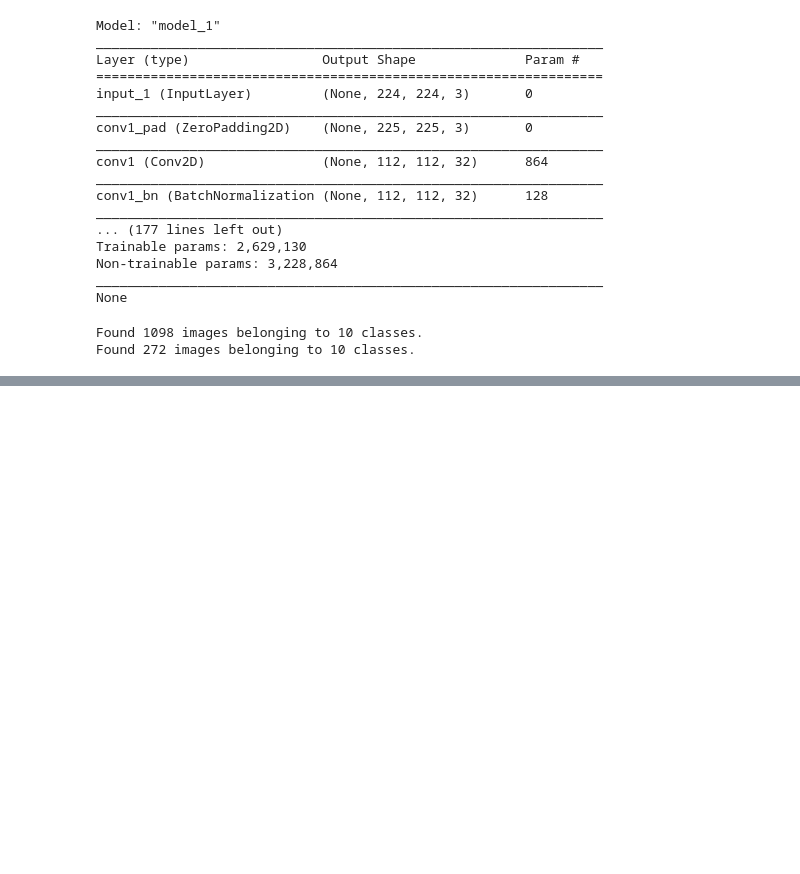
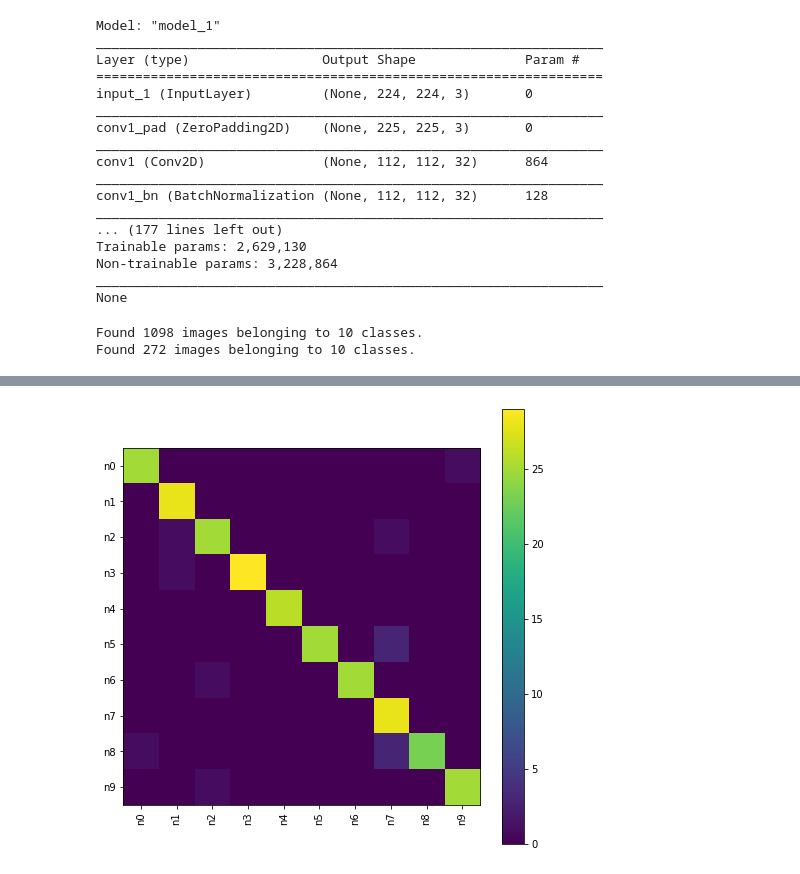
Before and after one commit to sonusajid004/DeepLearning_models, a Jupyter notebook: MonkeyBreedClassifier.ipynb, the cells around one changed output, grey strips where cells are left out. Saved outputs shown, nothing was run; the diff lists cells and outputs as text; code cells hidden in the pictures; blank space fills up the shorter version.

```diff
--- a/MonkeyBreedClassifier.ipynb
+++ b/MonkeyBreedClassifier.ipynb
@@ -171,0 +193,23 @@ Epoch 1/5
+# %%
+import matplotlib.pyplot as plt
+import sklearn
+from sklearn.metrics import classification_report,confusion_matrix
+import numpy as np
+
+
+
+
+validation_generator = validation_datagen.flow_from_directory(
+        validation_data_dir,
+        target_size=(img_rows, img_cols),
+        batch_size=batch_size,
+        class_mode='categorical',
+        shuffle=False
+        )
+
+class_labels = validation_generator.class_indices
+classes = list(class_labels.keys())
+print(classes)
+
+y_pred = model.predict_generator(validation_generator,verbose=1,use_multiprocessing=True)
+y_pred = np.argmax(y_pred,axis=1)
@@ -171,0 +256,11 @@ Epoch 1/5
+# %%
+plt.figure(figsize=(8,8))
+cnf_matrix = confusion_matrix(validation_generator.classes, y_pred)
+
+plt.imshow(cnf_matrix, interpolation='nearest')
+plt.colorbar()
+tick_marks = np.arange(len(classes))
+_ = plt.xticks(tick_marks, classes, rotation=90)
+_ = plt.yticks(tick_marks, classes)
+# %% [output]
+[figure, added]
```
Also changed, not shown: parts of 5 cells of this notebook.
